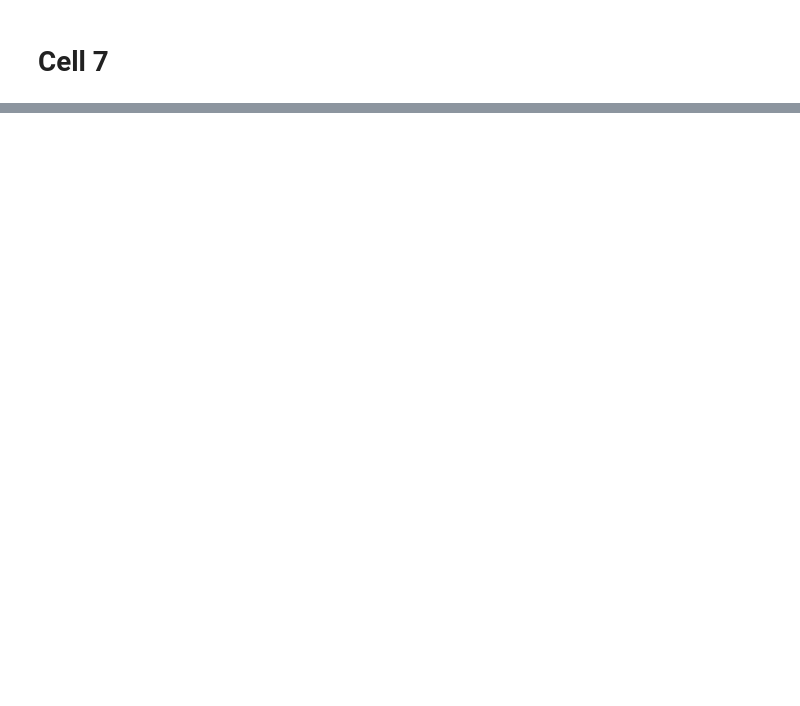
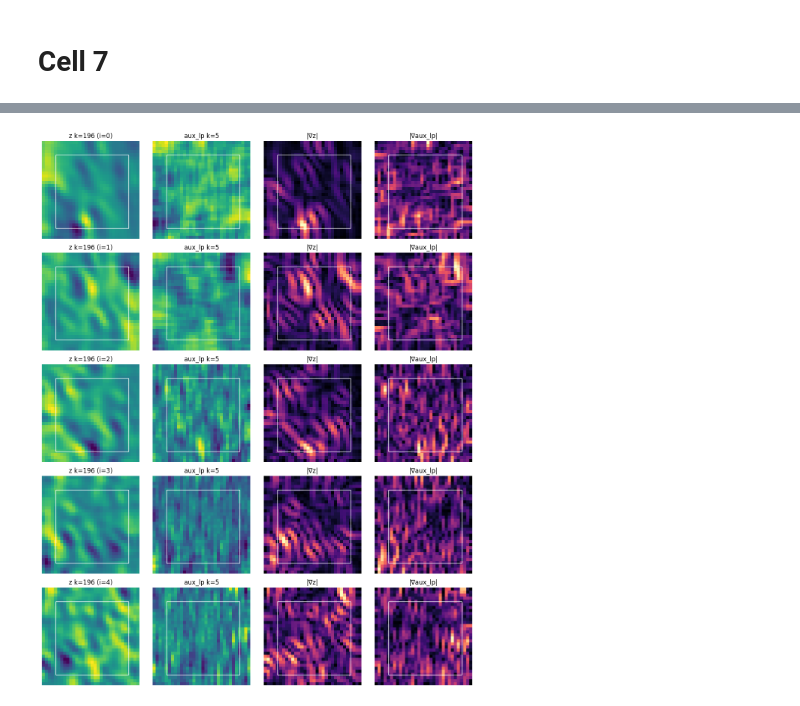
Before and after one commit to dbecerril/afm-morphology-transfer-learning, a Jupyter notebook: notebooks/latent_aux_correlation.ipynb, the cells around one changed output, grey strips where cells are left out. Saved outputs shown, nothing was run; the diff lists cells and outputs as text; code cells hidden in the pictures; blank space fills up the shorter version.

```diff
--- a/notebooks/latent_aux_correlation.ipynb
+++ b/notebooks/latent_aux_correlation.ipynb
@@ -528,0 +593,41 @@ Top channels: [ 75   2 162 138 124]
+# %%
+import matplotlib.pyplot as plt
+
+def show_channel_across_samples(k, a=0, idxs=None, margin=4, lp_k=5):
+    if idxs is None:
+        idxs = list(range(6))
+    n = len(idxs)
+    fig, axs = plt.subplots(n, 4, figsize=(12, 3*n))
+
+    for row, i in enumerate(idxs):
+        x = ds[i].unsqueeze(0).to(DEVICE)
+        topo, aux = x[:,0:1], x[:,1:]
+        z, aux_ds = encode_and_downsample(topo, aux)
+
+        z_ch = z[0,k].detach().cpu()
+        aux_ch = aux_ds[0,a].detach().cpu()
+        aux_lp = lowpass_avg(aux_ch.unsqueeze(0), k=lp_k)[0]
+
+        z_g  = sobel_grad_mag(z_ch.unsqueeze(0))[0]
+        aux_g = sobel_grad_mag(aux_lp.unsqueeze(0))[0]  # compare vs low-passed aux
+
+        axs[row,0].imshow(z_ch, cmap="viridis"); axs[row,0].set_title(f"z k={k} (i={i})")
+        axs[row,1].imshow(aux_lp, cmap="viridis"); axs[row,1].set_title(f"aux_lp k={lp_k}")
+        axs[row,2].imshow(z_g, cmap="magma"); axs[row,2].set_title("|∇z|")
+        axs[row,3].imshow(aux_g, cmap="magma"); axs[row,3].set_title("|∇aux_lp|")
+
+        for c in range(4):
+            axs[row,c].axis("off")
+            # mask box
+            h,w = z_ch.shape
+            axs[row,c].add_patch(
+                plt.Rectangle((margin,margin), w-2*margin, h-2*margin,
+                              fill=False, edgecolor="white", linewidth=1)
+            )
+
+    plt.tight_layout()
+    plt.show()
+# %%
+show_channel_across_samples(k, a=0, idxs=[0,1,2,3,4], margin=4, lp_k=5)
+# %% [output]
+[figure, added]
```
Also changed, not shown: parts of 14 cells of this notebook, 2 other files.
